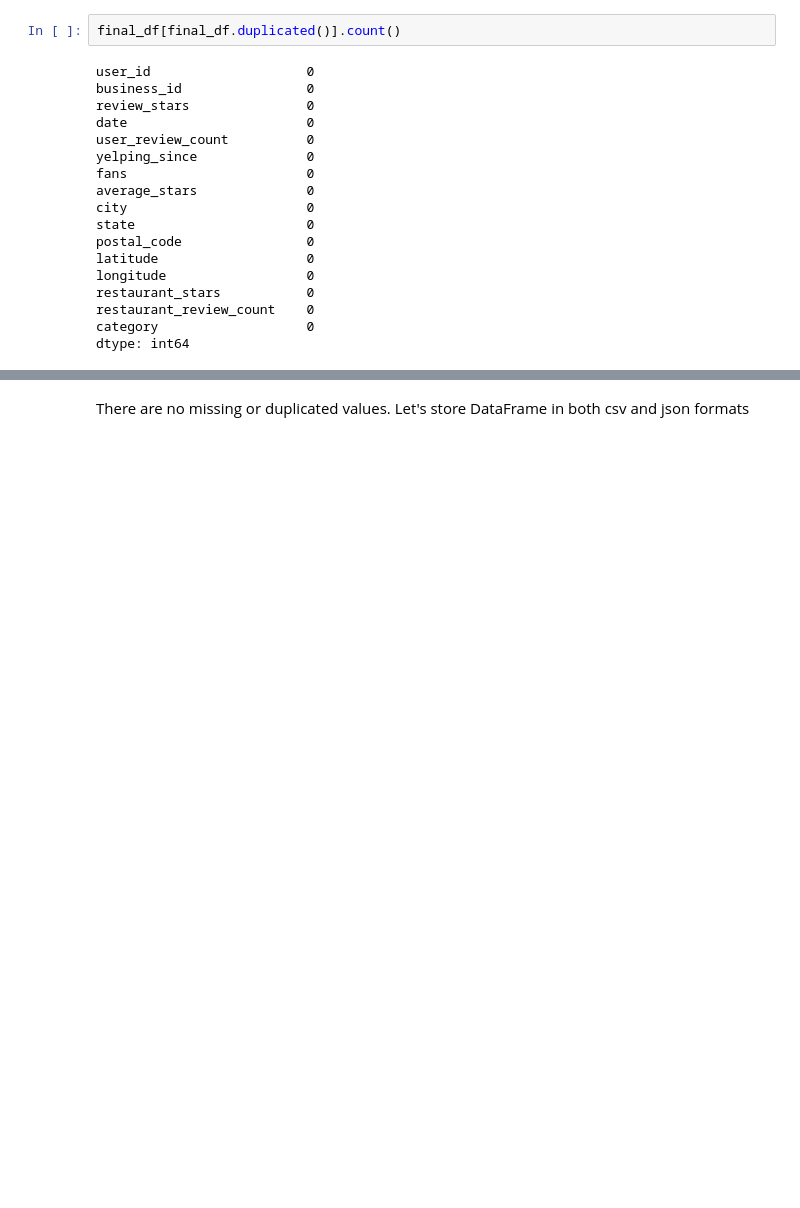
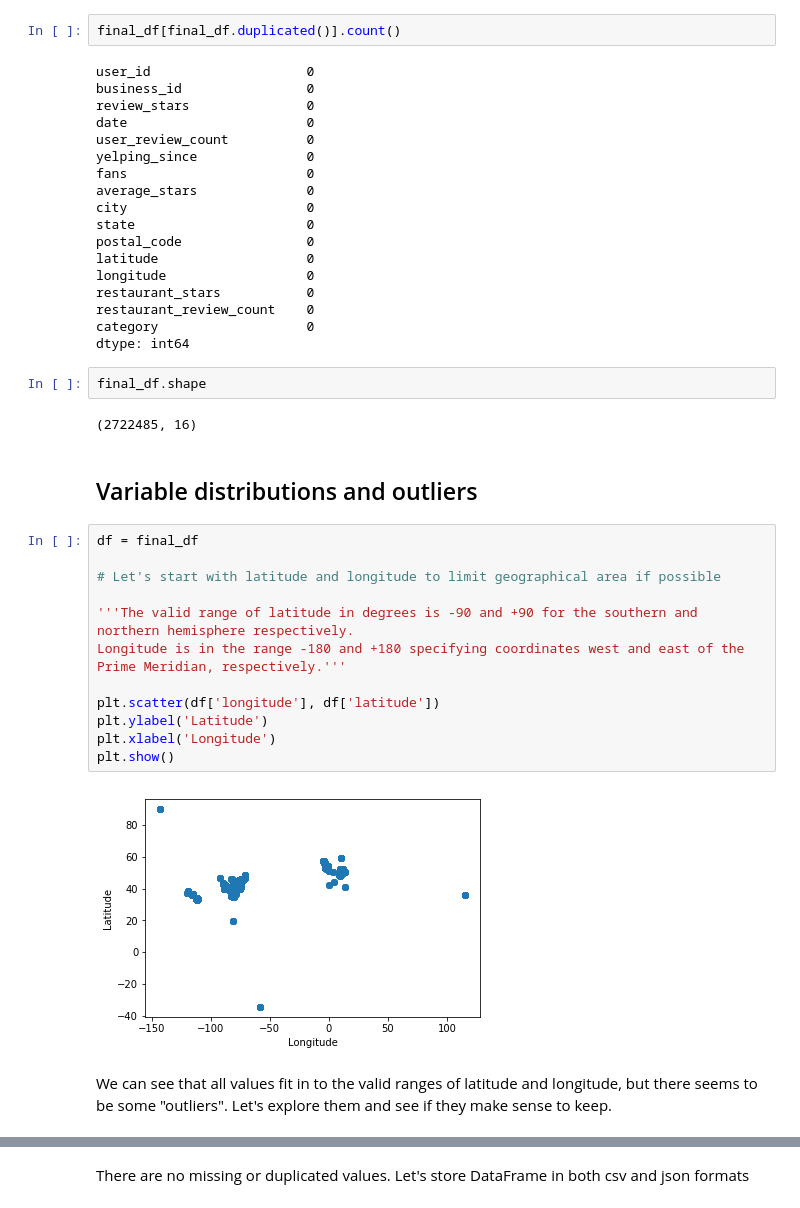
Before and after one commit to jphietala/Yelp-InfoViz, a Jupyter notebook: yelpdata.ipynb, the cells around one changed output, grey strips where cells are left out. Saved outputs shown, nothing was run; the diff lists cells and outputs as text; blank space fills up the shorter version.

Commit message:
Continued data cleaning by removing outliers and plotting data distributions

```diff
--- a/yelpdata.ipynb
+++ b/yelpdata.ipynb
@@ -583,3 +586,25 @@ restaurant_stars           0
 restaurant_review_count    0
 category                   0
 dtype: int64
+# %%
+final_df.shape
+# %% [output]
+(2722485, 16)
+# %% [markdown]
+## Variable distributions and outliers
+# %%
+df = final_df
+
+# Let's start with latitude and longitude to limit geographical area if possible
+
+'''The valid range of latitude in degrees is -90 and +90 for the southern and northern hemisphere respectively.
+Longitude is in the range -180 and +180 specifying coordinates west and east of the Prime Meridian, respectively.'''
+
+plt.scatter(df['longitude'], df['latitude'])
+plt.ylabel('Latitude')
+plt.xlabel('Longitude')
+plt.show()
+# %% [output]
+[figure, added]
+# %% [markdown]
+We can see that all values fit in to the valid ranges of latitude and longitude, but there seems to be some "outliers". Let's explore them and see if they make sense to keep.
```
Also changed, not shown: parts of 28 cells of this notebook, 1 other file.
